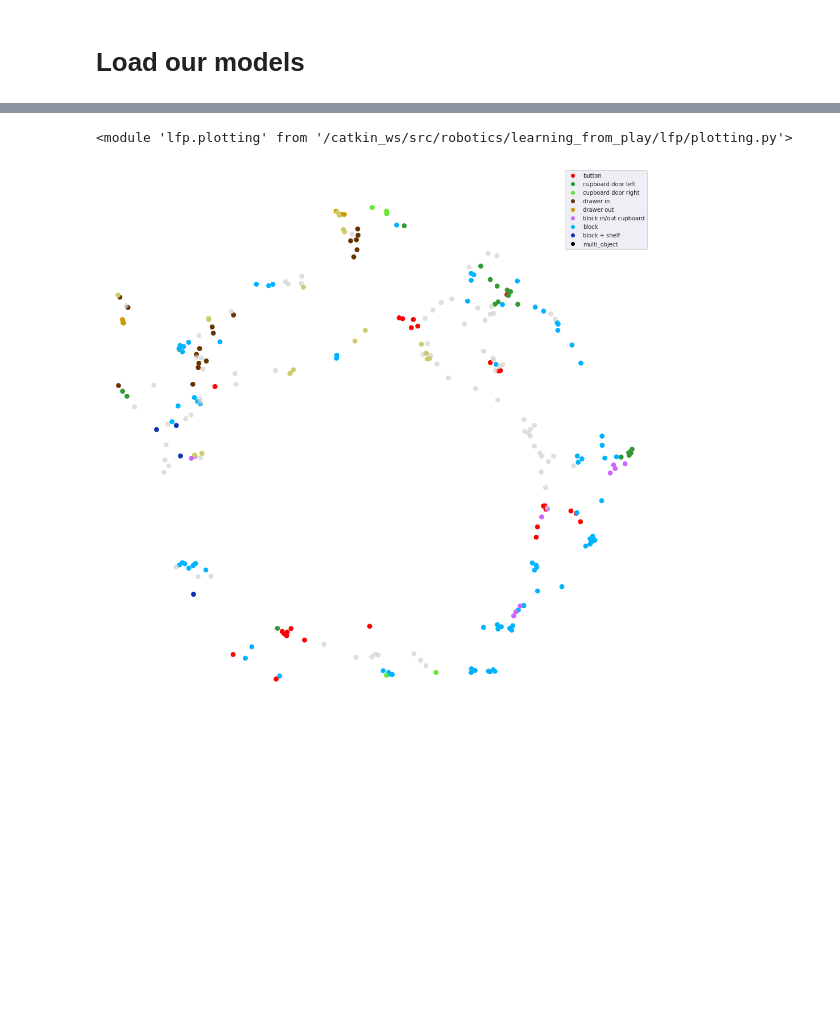
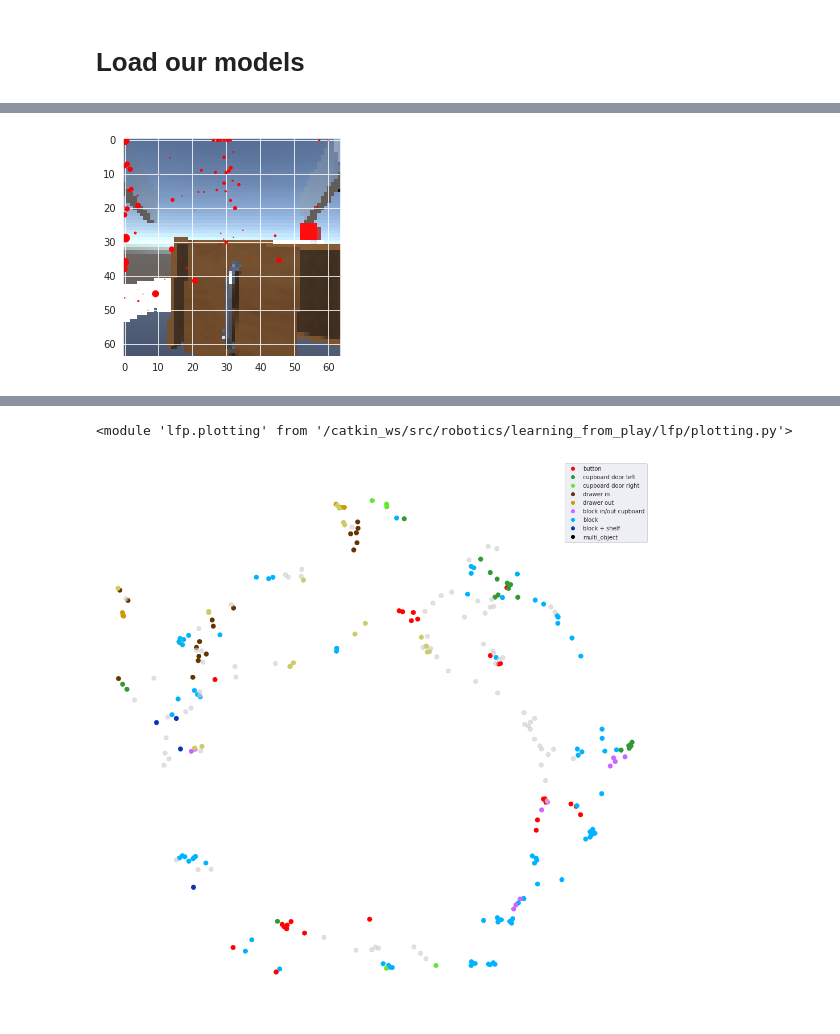
Before and after one commit to sholtodouglas/learning_from_play, a Jupyter notebook: notebooks/Deploy-Unity.ipynb, the cells around one changed output, grey strips where cells are left out. Cells and saved outputs as stored; diff of their text form; code cells hidden in the pictures; blank space fills up the shorter version.

```diff
--- a/notebooks/Deploy-Unity.ipynb
+++ b/notebooks/Deploy-Unity.ipynb
@@ -424,3 +459,7 @@ InvalidArgumentError: Index out of range using input dim 0; input has only 0 dim
+# %%
+plot_keypoints(gripper_cnn, batch['gripper_imgs'][0],  batch['seq_lens'][0])
+# %% [output]
+[figure, added]
 # %%
 x= labelled_ds.next()['gripper_imgs'][0,0]
 plt.imshow(x)
```
Also changed, not shown: parts of 11 cells of this notebook, 5 other files.
